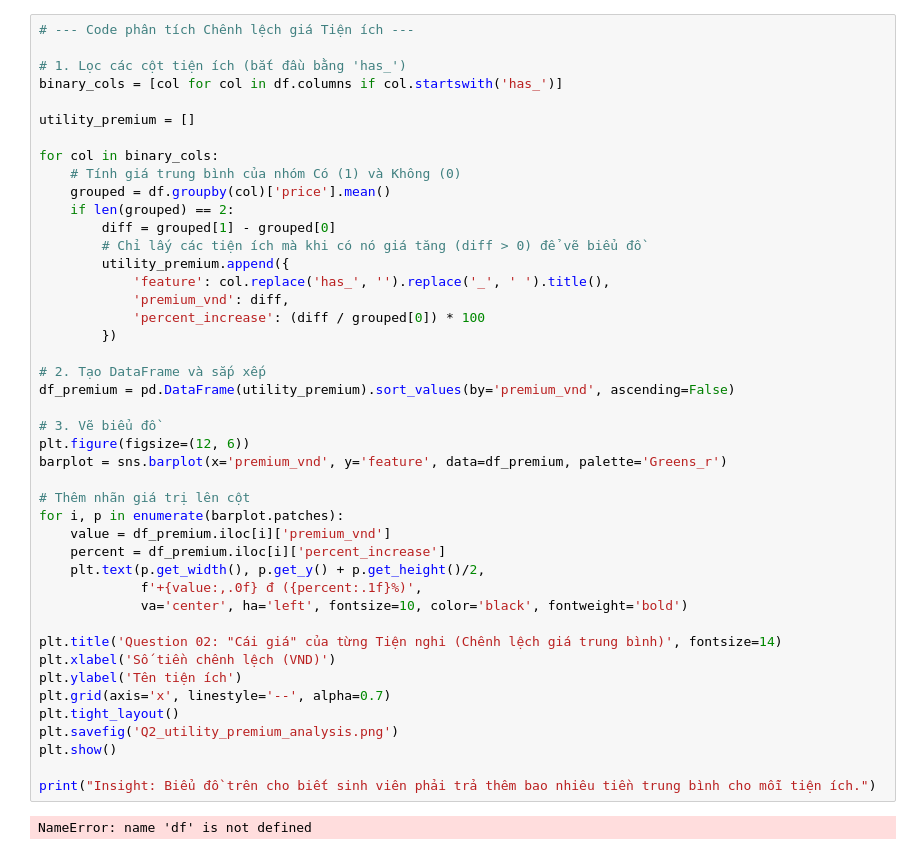
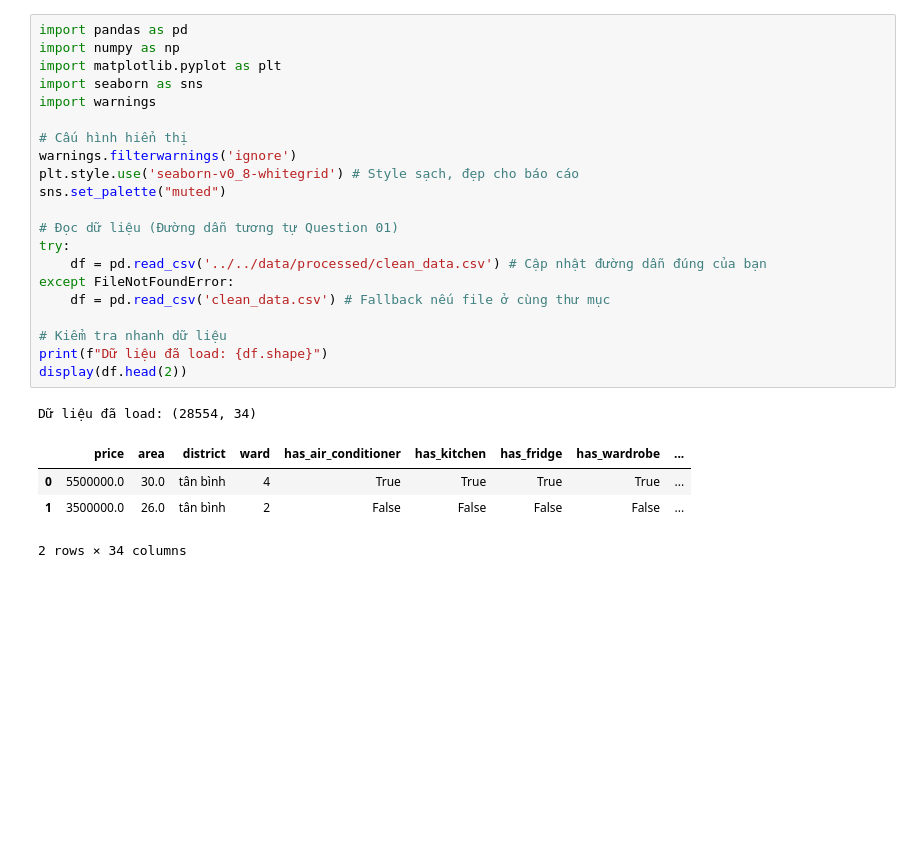
Before and after one commit to pntnhanc9/IntroToDataScience, a Jupyter notebook: notebooks/eda/question05.ipynb, the cells around one changed output. Drawn from its saved outputs; the diff is of its cells as text; blank space fills up the shorter version.

Commit message:
update 2 question

```diff
--- a/notebooks/eda/question05.ipynb
+++ b/notebooks/eda/question05.ipynb
@@ -10,46 +1,27 @@ Sinh viên thường đắn đo: "Thêm cái máy lạnh thì tốn thêm bao nh
-# %%
-# --- Code phân tích Chênh lệch giá Tiện ích ---
-
-# 1. Lọc các cột tiện ích (bắt đầu bằng 'has_')
-binary_cols = [col for col in df.columns if col.startswith('has_')]
-
-utility_premium = []
-
-for col in binary_cols:
-    # Tính giá trung bình của nhóm Có (1) và Không (0)
-    grouped = df.groupby(col)['price'].mean()
-    if len(grouped) == 2:
-        diff = grouped[1] - grouped[0]
-        # Chỉ lấy các tiện ích mà khi có nó giá tăng (diff > 0) để vẽ biểu đồ
-        utility_premium.append({
-            'feature': col.replace('has_', '').replace('_', ' ').title(),
-            'premium_vnd': diff,
-            'percent_increase': (diff / grouped[0]) * 100
-        })
-
-# 2. Tạo DataFrame và sắp xếp
-df_premium = pd.DataFrame(utility_premium).sort_values(by='premium_vnd', ascending=False)
-
-# 3. Vẽ biểu đồ
-plt.figure(figsize=(12, 6))
-barplot = sns.barplot(x='premium_vnd', y='feature', data=df_premium, palette='Greens_r')
-
-# Thêm nhãn giá trị lên cột
-for i, p in enumerate(barplot.patches):
-    value = df_premium.iloc[i]['premium_vnd']
-    percent = df_premium.iloc[i]['percent_increase']
-    plt.text(p.get_width(), p.get_y() + p.get_height()/2,
-             f'+{value:,.0f} đ ({percent:.1f}%)',
-             va='center', ha='left', fontsize=10, color='black', fontweight='bold')
-
-plt.title('Question 02: "Cái giá" của từng Tiện nghi (Chênh lệch giá trung bình)', fontsize=14)
-plt.xlabel('Số tiền chênh lệch (VND)')
-plt.ylabel('Tên tiện ích')
-plt.grid(axis='x', linestyle='--', alpha=0.7)
-plt.tight_layout()
-plt.savefig('Q2_utility_premium_analysis.png')
-plt.show()
-
-print("Insight: Biểu đồ trên cho biết sinh viên phải trả thêm bao nhiêu tiền trung bình cho mỗi tiện ích.")
-# %% [output]
-NameError: name 'df' is not defined
+# %%
+import pandas as pd
+import numpy as np
+import matplotlib.pyplot as plt
+import seaborn as sns
+import warnings
+
+# Cấu hình hiển thị
+warnings.filterwarnings('ignore')
+plt.style.use('seaborn-v0_8-whitegrid') # Style sạch, đẹp cho báo cáo
+sns.set_palette("muted")
+
+# Đọc dữ liệu (Đường dẫn tương tự Question 01)
+try:
+    df = pd.read_csv('../../data/processed/clean_data.csv') # Cập nhật đường dẫn đúng của bạn
+except FileNotFoundError:
+    df = pd.read_csv('clean_data.csv') # Fallback nếu file ở cùng thư mục
+
+# Kiểm tra nhanh dữ liệu
+print(f"Dữ liệu đã load: {df.shape}")
+display(df.head(2))
+# %% [output]
+Dữ liệu đã load: (28554, 34)
+|  | price | area | district | ward | has_air_conditioner | has_kitchen | has_fridge | has_wardrobe | ... |
+| 0 | 5500000.0 | 30.0 | tân bình | 4 | True | True | True | True | ... |
+| 1 | 3500000.0 | 26.0 | tân bình | 2 | False | False | False | False | ... |
+2 rows × 34 columns
```
Also changed, not shown: parts of 3 cells of this notebook, 1 other file.
